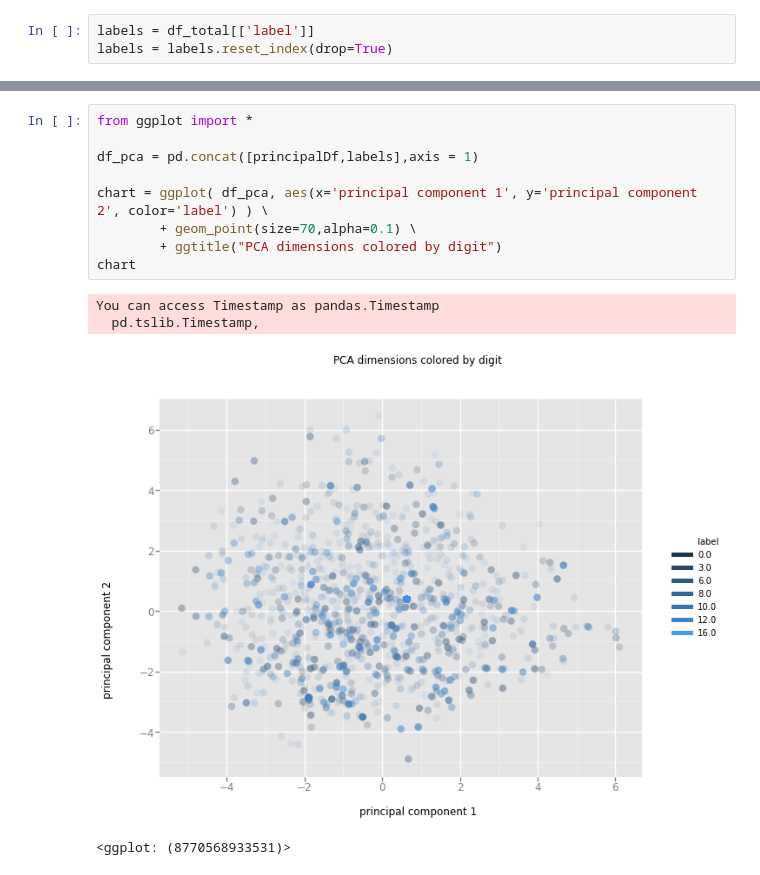
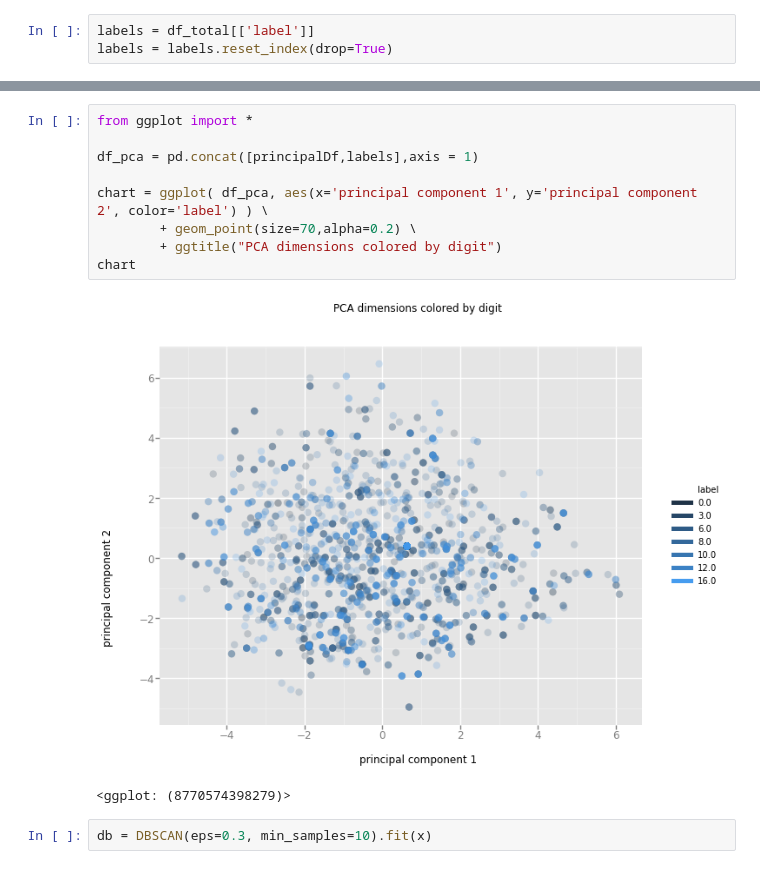
Before and after one commit to viniciusd-avila/phylogenetic-analysis, a Jupyter notebook: PCA tests.ipynb, the cells around one changed output, grey strips where cells are left out. Cells and saved outputs as stored; diff of their text form.

```diff
--- a/PCA tests.ipynb
+++ b/PCA tests.ipynb
@@ -50,14 +42,14 @@ array([[ 0.],
 # %%
 from ggplot import *
 
 df_pca = pd.concat([principalDf,labels],axis = 1)
 
 chart = ggplot( df_pca, aes(x='principal component 1', y='principal component 2', color='label') ) \
-        + geom_point(size=70,alpha=0.1) \
+        + geom_point(size=70,alpha=0.2) \
         + ggtitle("PCA dimensions colored by digit")
 chart
 # %% [output]
+[figure, new version]
-You can access Timestamp as pandas.Timestamp
-  pd.tslib.Timestamp,
+<ggplot: (8770574398279)>
-[figure, old version]
-<ggplot: (8770568933531)>
+# %%
+db = DBSCAN(eps=0.3, min_samples=10).fit(x)
```
Also changed, not shown: parts of 7 cells of this notebook.
